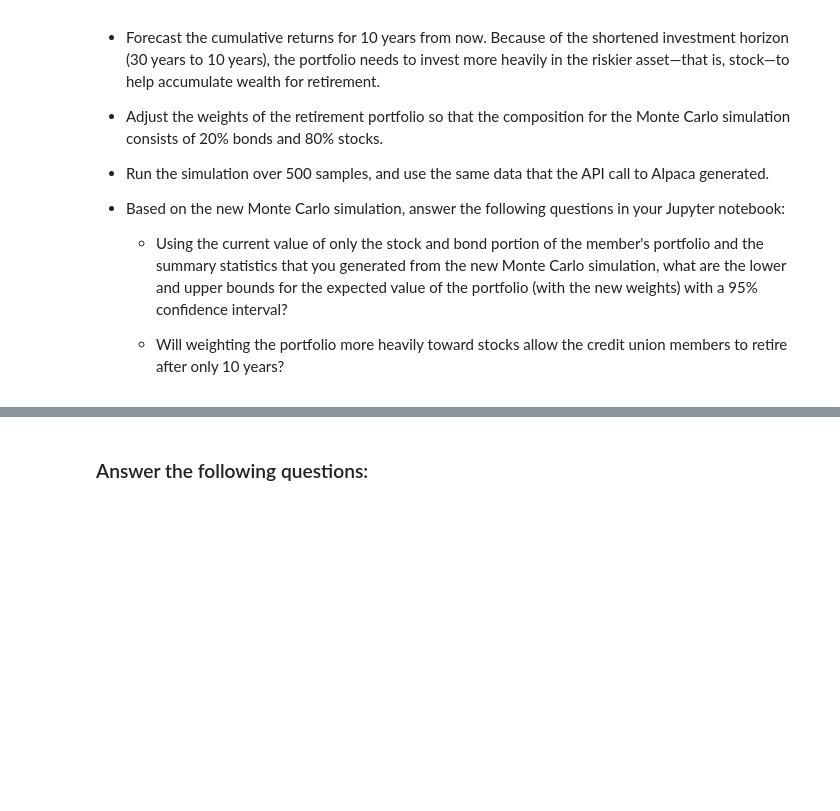
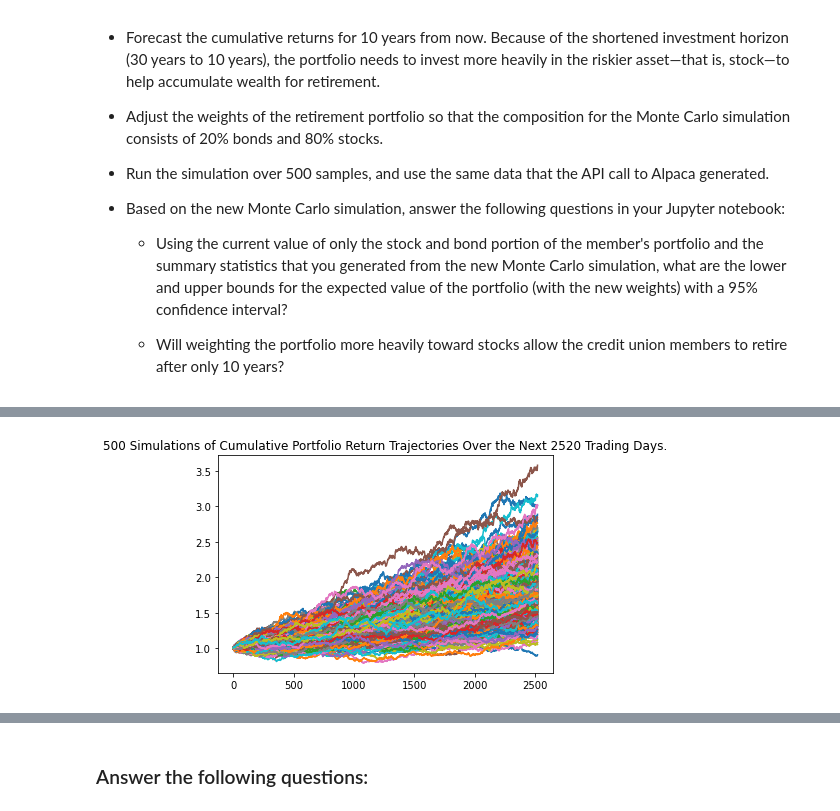
Before and after one commit to srn1358/Financial-Planning-with-APIs-and-Simulations, a Jupyter notebook: Starter_Code-1/Starter_Code/financial_planning_tools.ipynb, the cells around one changed output, grey strips where cells are left out. Cells and saved outputs as stored; diff of their text form; code cells hidden in the pictures; blank space fills up the shorter version.

```diff
--- a/Starter_Code-1/Starter_Code/financial_planning_tools.ipynb
+++ b/Starter_Code-1/Starter_Code/financial_planning_tools.ipynb
@@ -483,0 +578,11 @@ For this new Monte Carlo simulation, do the following:
+# %%
+MC_SPY_AGG_portfolio_8to2=MCSimulation(
+  portfolio_data = prices_3years_df,
+  weights = [0.8,0.2],
+  num_simulation = 500,
+  num_trading_days = 252*10
+)
+
+
+# Review the simulation input data
+MC_SPY_AGG_portfolio_8to2.portfolio_data.head()
@@ -487,7 +632,9 @@ For this new Monte Carlo simulation, do the following:
 # %%
 # Visualize the 10-year Monte Carlo simulation by creating an
 # overlay line plot
-# YOUR CODE HERE
+MC_SPY_AGG_80to20_plot_line= MC_SPY_AGG_portfolio_8to2.plot_simulation()
+# %% [output]
+[figure, added]
 # %%
 # Visualize the probability distribution of the 10-year Monte Carlo simulation
 # by plotting a histogram
```
Also changed, not shown: parts of 31 cells of this notebook.
